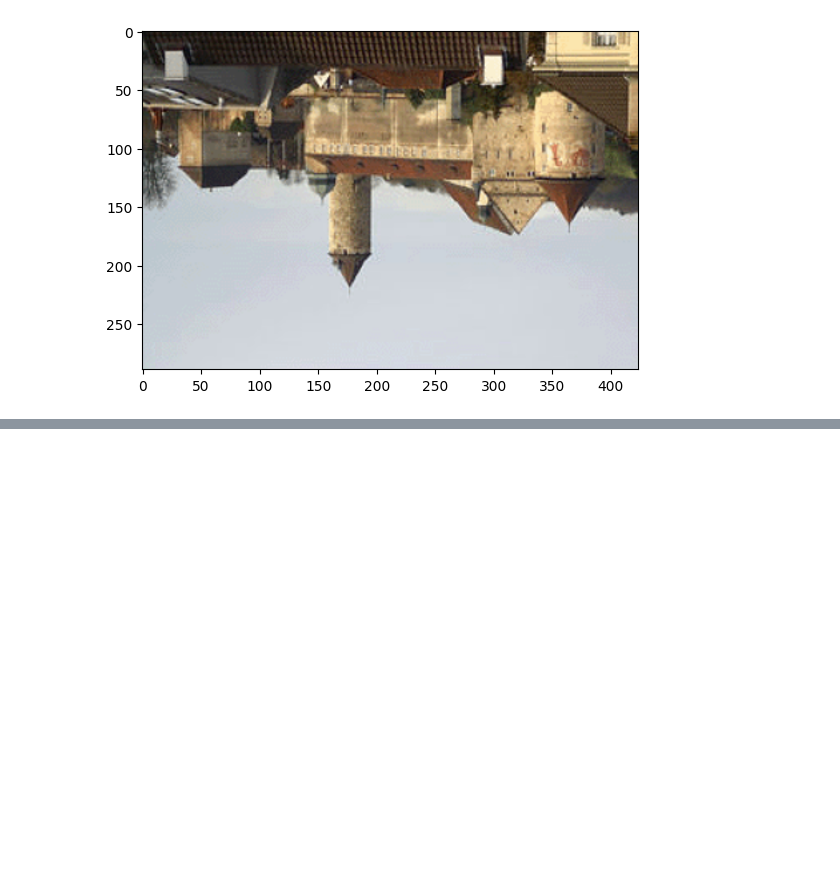
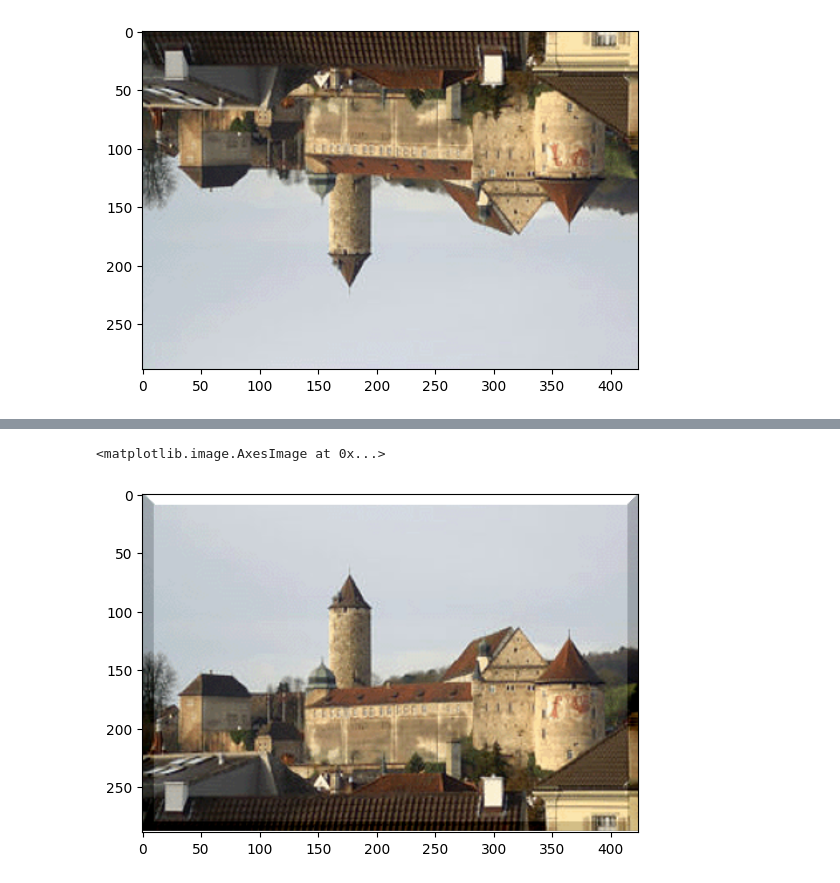
Before and after one commit to JacobAmaury/traitement_image, a Jupyter notebook: TP/TP1/main/TP1.ipynb, the cells around one changed output, grey strips where cells are left out. Saved outputs shown, nothing was run; the diff lists cells and outputs as text; code cells hidden in the pictures; blank space fills up the shorter version.

```diff
--- a/TP/TP1/main/TP1.ipynb
+++ b/TP/TP1/main/TP1.ipynb
@@ -222,0 +241,36 @@ plt.imshow(image_filp)
+# %%
+def make_relief(image, border):
+    width = image.size[0]
+    image_relief = Image.new(mode="RGBA", size=image.size)
+
+    for i in range(image.size[0]):
+        for j in range(image.size[1]):
+            R,G,B,A = image.getpixel((i,j))
+
+            if(j<border and (i>j+1 and i<width-j)): #bordure du haut
+                if(R+65>255): R = 255
+                else: R += 65
+                if(G+65>255): G = 255
+                else: G += 65
+                if(B+65>255): B = 255
+                else: B += 65
+                image_relief.putpixel((i,j), (R,G,B,A))
+            elif((i<border and j > i-1) or (i>width-border and j < i+1) or j > image.size[1]-border):
+                if(R-40>255): R = 0
+                else: R -= 40
+                if(G-40>255): G = 0
+                else: G -= 40
+                if(B-40>255): B = 0
+                else: B -= 40
+                image_relief.putpixel((i,j), (R,G,B,A))
+
+            else:
+                image_relief.putpixel((i,j), (R,G,B,A))
+    return image_relief
+
+image_relief = make_relief(image, 10)
+
+plt.imshow(image_relief)
+# %% [output]
+<matplotlib.image.AxesImage at 0x...>
+[figure, added]
```
Also changed, not shown: parts of 3 cells of this notebook.
